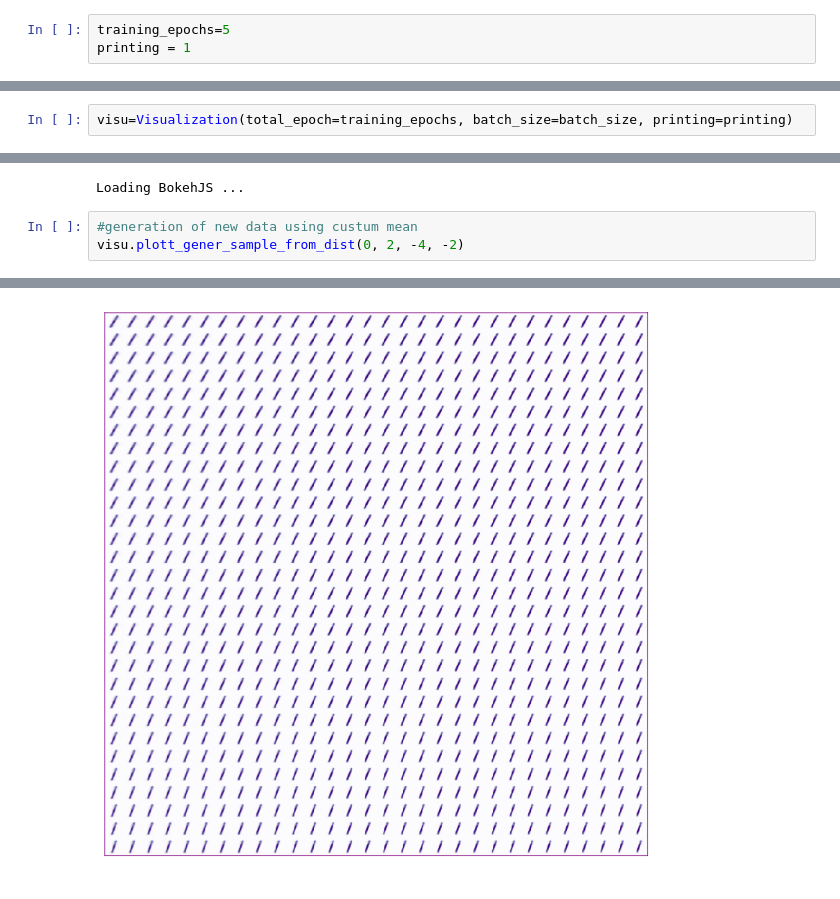
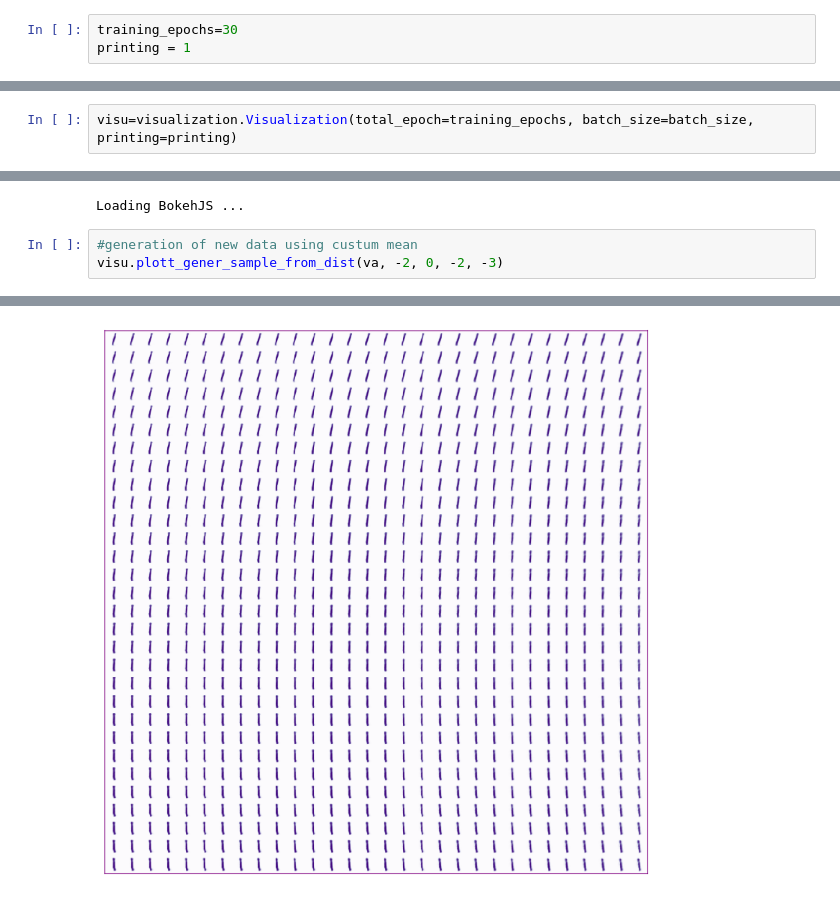
Before and after one commit to lingerlyn/vae_tutorial, a Jupyter notebook: VAE.ipynb, the cells around one changed output, grey strips where cells are left out. Cells and saved outputs as stored; diff of their text form.

```diff
--- a/VAE.ipynb
+++ b/VAE.ipynb
@@ -141,7 +149,7 @@ va = VA(batch_size, input_dim, latent_dim, lr)
 # %% [markdown]
 ## Training
 # %%
-training_epochs=5
+training_epochs=30
 printing = 1
 # %%
 x_sample_m, y_labels_m = mnist.test.next_batch(3000)
@@ -465,7 +190,7 @@ class Visualization(object):
 # %% [markdown]
 ## Let's look at the results.
 # %%
-visu=Visualization(total_epoch=training_epochs, batch_size=batch_size, printing=printing)
+visu=visualization.Visualization(total_epoch=training_epochs, batch_size=batch_size, printing=printing)
 # %%
 #train cost
 visu.plotting_cost(cost_plotting)
@@ -484,7 +209,7 @@ visu.plotting_training_visual(reconstructed, x_sample_m[:100])
 Loading BokehJS ...
 # %%
 #generation of new data using custum mean
-visu.plott_gener_sample_from_dist(0, 2, -4, -2)
+visu.plott_gener_sample_from_dist(va, -2, 0, -2, -3)
 # %% [output]
 [interactive output not drawn]
-[figure, old version]
+[figure, new version]
```
Also changed, not shown: parts of 5 cells of this notebook, 1 other file.
